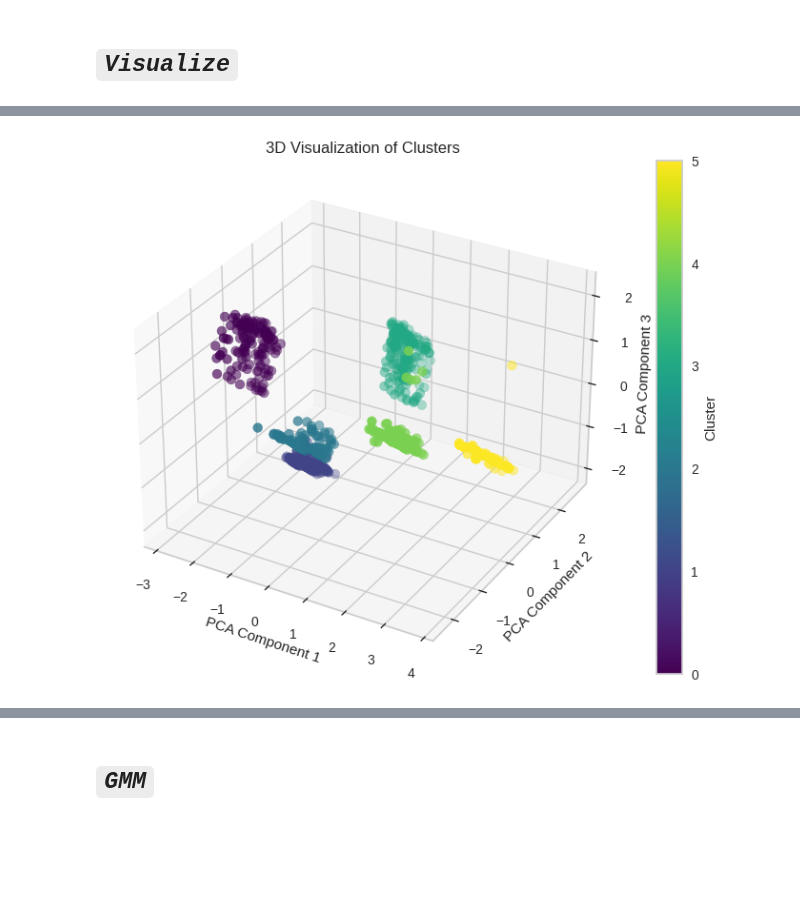
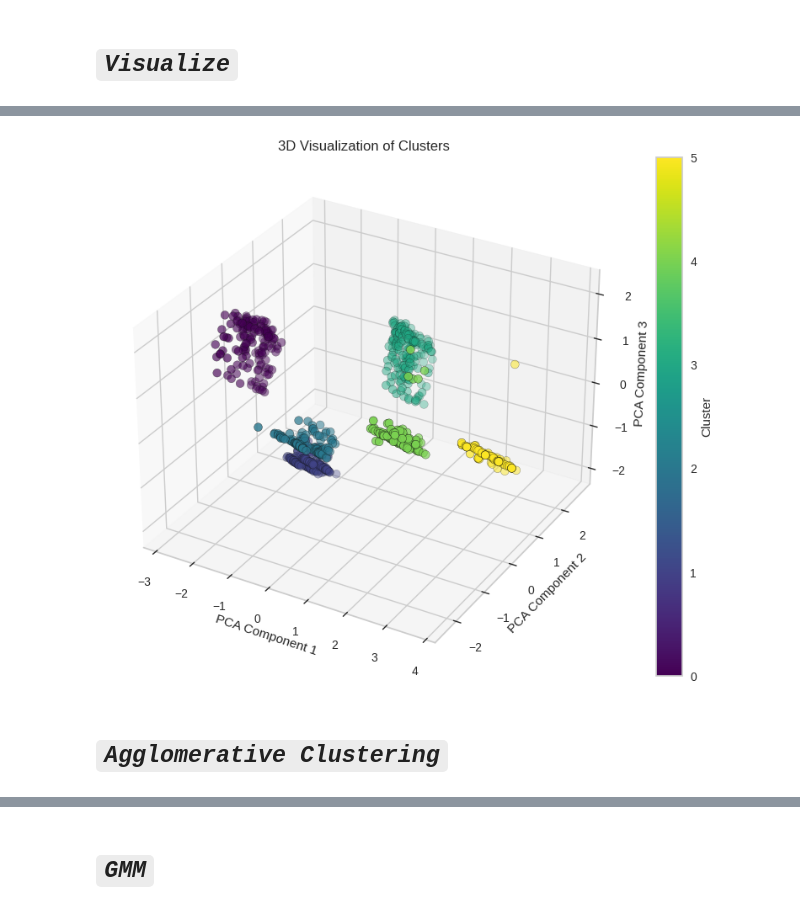
Before and after one commit to vdat-18/E-Commerce-Data-Analysis, a Jupyter notebook: Code/Data_Analysis_(Tiki).ipynb, the cells around one changed output, grey strips where cells are left out. Drawn from its saved outputs; the diff is of its cells as text; code cells hidden in the pictures; blank space fills up the shorter version.

```diff
--- a/Code/Data_Analysis_(Tiki).ipynb
+++ b/Code/Data_Analysis_(Tiki).ipynb
@@ -880,0 +837,4 @@ X_non_noise_final.to_excel('/content/drive/My Drive/Colab Notebooks/NCKH (Ph. Da
+# %%
+X_non_noise_final =pd.read_excel('/content/drive/My Drive/Colab Notebooks/NCKH (Ph. Danh Hường)/Data thô/data_final.xlsx')
+X_non_noise_final = X_non_noise_final.drop(columns = ['Unnamed: 0'])
+X_non_noise_final.head(2)
@@ -1009,25 +972,25 @@ plt.show()
 # %%
-import matplotlib.pyplot as plt
-from sklearn.decomposition import PCA
-from mpl_toolkits.mplot3d import Axes3D
+# Áp dụng PCA để giảm chiều về 3D
+pca = PCA(n_components=3)
+X_pca = pca.fit_transform(X_non_noise_final_1)
 
-# Giảm dữ liệu xuống 3 chiều bằng PCA
-pca = PCA(3)
-reduced_data = pca.fit_transform(X_non_noise_final_1)
+# Tạo biểu đồ 3D với các cụm màu sắc khác nhau
+fig = plt.figure(figsize=(10, 8))
+ax = fig.add_subplot(111, projection='3d')
+scatter = ax.scatter(X_pca[:, 0], X_pca[:, 1], X_pca[:, 2], c=clusters, cmap='viridis', edgecolor='k', s=50)
 
-# Vẽ biểu đồ 3D
-fig = plt.figure(figsize=(10, 7))
-ax = fig.add_subplot(111, projection='3d')
-scatter = ax.scatter(reduced_data[:, 0], reduced_data[:, 1], reduced_data[:, 2],
-                     c=clusters, cmap='viridis', s=50)
-
-# Thiết lập nhãn và tiêu đề
+# Thêm nhãn và tiêu đề
 ax.set_title('3D Visualization of Clusters')
 ax.set_xlabel('PCA Component 1')
 ax.set_ylabel('PCA Component 2')
 ax.set_zlabel('PCA Component 3')
-fig.colorbar(scatter, ax=ax, label='Cluster')
+
+# Thêm thanh màu (colorbar) để thể hiện các cụm
+cbar = plt.colorbar(scatter, ax=ax)
+cbar.set_label('Cluster')
 
 plt.show()
 # %% [output]
-[figure, old version]
+[figure, new version]
+# %% [markdown]
+# ***`Agglomerative Clustering`***
```
Also changed, not shown: parts of 24 cells of this notebook.
